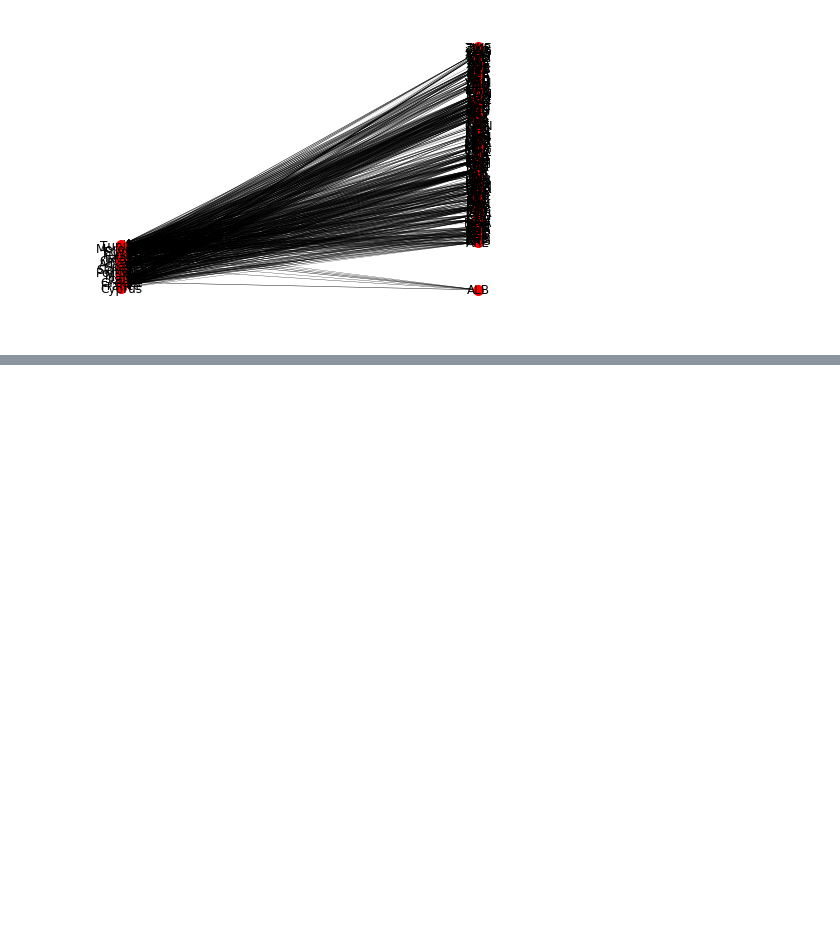
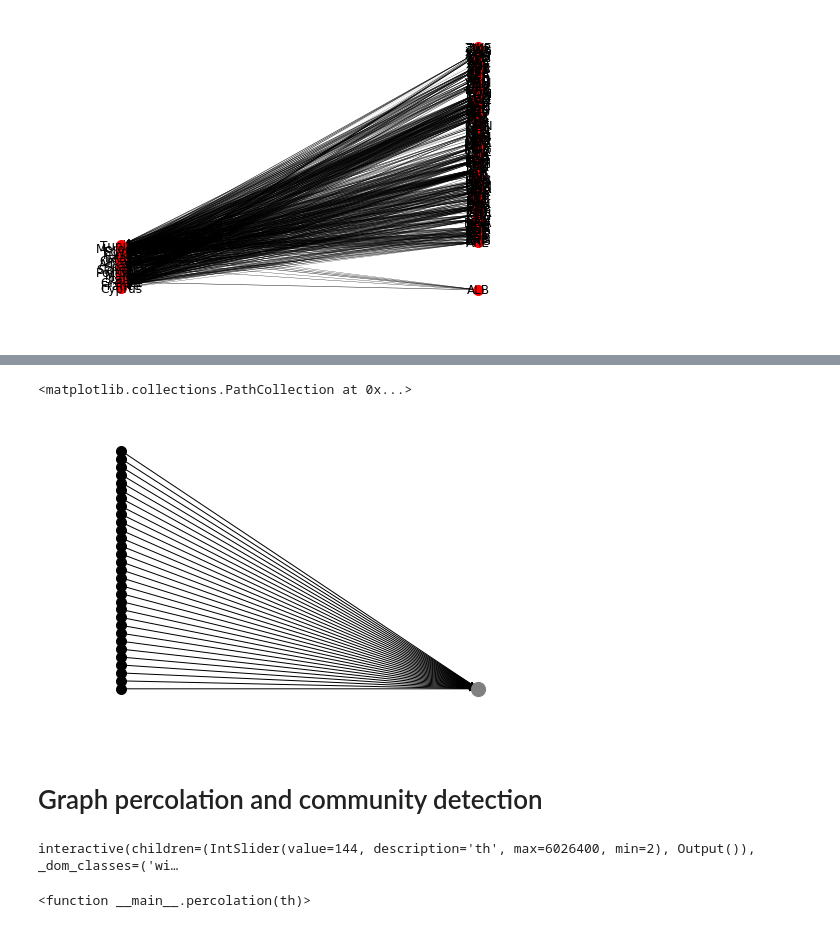
Before and after one commit to federiconutarelli/mena, a Jupyter notebook: LAVORO_MENA_DEFINITIVO.ipynb, the cells around one changed output, grey strips where cells are left out. Cells and saved outputs as stored; diff of their text form; code cells hidden in the pictures; blank space fills up the shorter version.

Commit message:
percolation

```diff
--- a/LAVORO_MENA_DEFINITIVO.ipynb
+++ b/LAVORO_MENA_DEFINITIVO.ipynb
@@ -319,13 +319,13 @@ edge_X=nx.get_edge_attributes(G_w_imp,'weight')
 #plt.plot(Xa)
 #plt.show()
 
-weights=[]
+pesi=[]
 for key in edge_X:
     if edge_X[key] >1:
         edge_X[key] = 0.1*np.log10(edge_X[key])
     else:
         edge_X[key] = 0.001
-    weights.append(edge_X[key])
+    pesi.append(edge_X[key])
 # %%
 pos = nx.random_layout(G_w_imp, dim =2)
 i=0
@@ -477,0 +481,11 @@ nx.draw(G_w_sbil, pos=pos, width=peso, node_size=100, with_labels=True)
+# %%
+#getting the biggest strongly connected component, that is the biggest components that can be reached starting from any other arbitrary node
+scc=[(len(c),c) for c in sorted( nx.strongly_connected_components \
+                               (G_w_sbil), key=len, reverse=True)]
+
+biggest_scc = [(len(c),c) for c in sorted( nx.strongly_connected_components \
+                               (G_w_sbil), key=len, reverse=True)][0][1]
+
+
+#scc restituisce a generator of sets of nodes, ONE for each strongly connected component of G.
+#biggest_scc restituisce il nodo rappresentante la biggest strongly connected component del grafo.
@@ -477,0 +510,22 @@ nx.draw(G_w_sbil, pos=pos, width=peso, node_size=100, with_labels=True)
+# %%
+#generating the subgraph
+bowtie=list(biggest_scc)+IN_component+OUT_component
+G_w_sbil_bowtie = G_w_sbil.subgraph(bowtie) #organizzo il bowtie in un sottografo
+# %%
+#defining the proper layout
+pos={}
+in_y=100.
+pos['Greece']=(150.,in_y)
+
+in_step=700.
+for in_n in IN_component:
+    pos[in_n]=(100.,in_y)
+    in_y=in_y+in_step
+
+out_y=100.
+out_step=500.
+for out_n in OUT_component:
+    pos[out_n]=(200,out_y)
+    out_y=out_y+out_step
+
+pos
@@ -477,0 +550,33 @@ nx.draw(G_w_sbil, pos=pos, width=peso, node_size=100, with_labels=True)
+# %%
+#plot the bowtie structure
+nx.draw(G_w_sbil_bowtie, pos, node_size=50)
+
+nx.draw_networkx_nodes(G_w_sbil_bowtie, pos, IN_component, node_size=100, node_color='Black')
+nx.draw_networkx_nodes(G_w_sbil_bowtie, pos, OUT_component, node_size=100, node_color='White')
+nx.draw_networkx_nodes(G_w_sbil_bowtie, pos, biggest_scc, node_size=200, node_color='Grey')
+# %% [output]
+<matplotlib.collections.PathCollection at 0x...>
+[figure, added]
+# %% [markdown]
+# Graph percolation and community detection
+# %%
+from ipywidgets import interact
+from ipywidgets import FloatSlider
+from ipywidgets import IntSlider
+
+#PERCULATION OF A NETWORK: take the strongest links time by time (a seconda del th sono evidenziati gli stronger links)
+#PER IMPORT:
+pos = nx.random_layout(G_w_imp, dim=2)
+def percolation(th):
+    G_sel = nx.Graph()
+    edge_sel=[ii for ii in list(G_w_imp.edges.data('weight')) if ii[2]>th]
+    G_sel.add_weighted_edges_from(edge_sel)
+    nx.draw(G_sel, pos=pos, node_size = 100, node_color='darkturquoise', with_labels=True, font_weight='bold')
+    plt.show()
+
+#maxi=len(list(G_w_imp.nodes))
+maxi = max([ii[2] for ii in list(G_w_imp.edges.data('weight'))])
+interact(percolation, th=IntSlider(min=2, max=maxi, step=1, value=144))#, continuous_update=False))
+# %% [output]
+interactive(children=(IntSlider(value=144, description='th', max=6026400, min=2), Output()), _dom_classes=('wi…
+<function __main__.percolation(th)>
```
Also changed, not shown: parts of 6 cells of this notebook.
